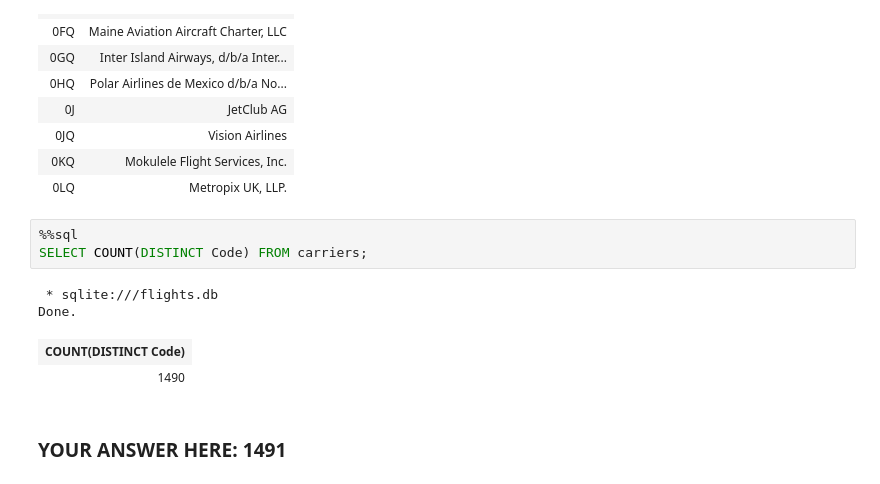
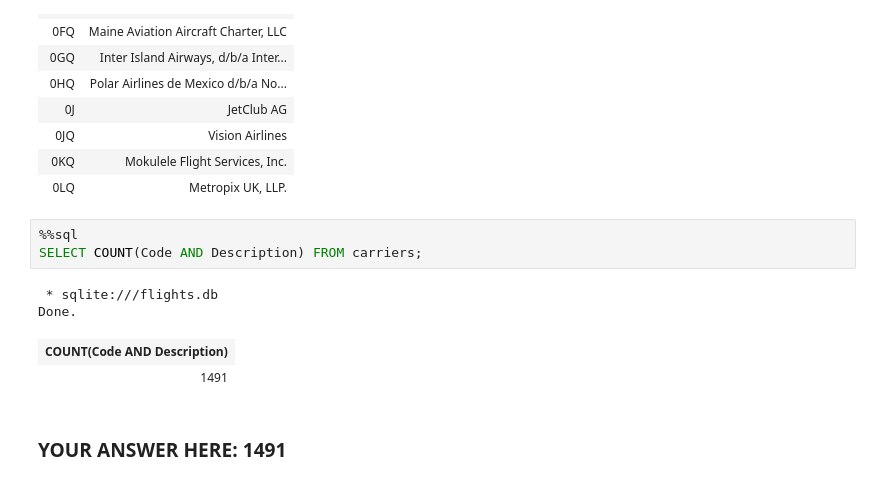
Before and after one commit to amiegirl/STUTERN, a Jupyter notebook: Sql_Queries_Assignment.ipynb, the cells around one changed output. Saved outputs shown, nothing was run; the diff lists cells and outputs as text.

```diff
--- a/Sql_Queries_Assignment.ipynb
+++ b/Sql_Queries_Assignment.ipynb
@@ -167,12 +167,12 @@ Done.
 | 0LQ | Metropix UK, LLP. |
 # %%
 %%sql
-SELECT COUNT(DISTINCT Code) FROM carriers;
+SELECT COUNT(Code AND Description) FROM carriers;
 # %% [output]
  * sqlite:///flights.db
 Done.
-| COUNT(DISTINCT Code) |
-| 1490 |
+| COUNT(Code AND Description) |
+| 1491 |
 # %% [markdown]
 ### YOUR ANSWER HERE: 1491
 # %% [markdown]
```
Also changed, not shown: parts of 4 cells of this notebook.
